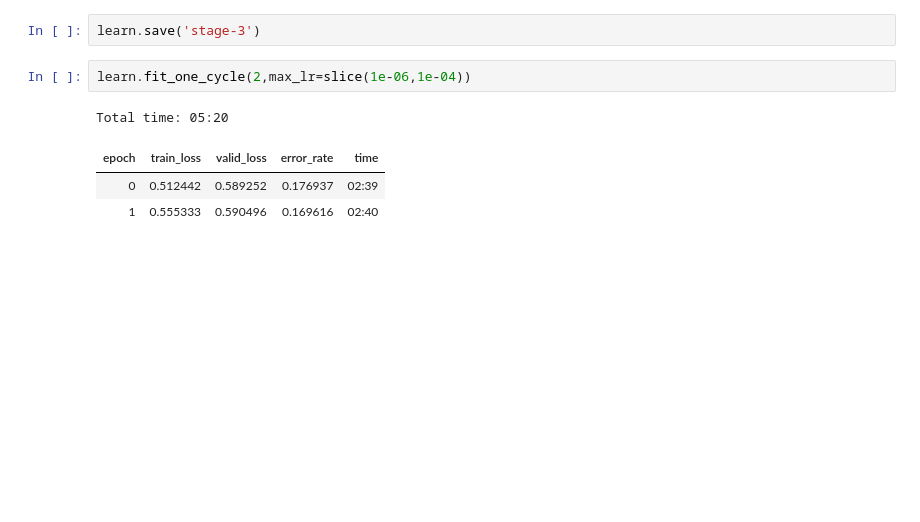
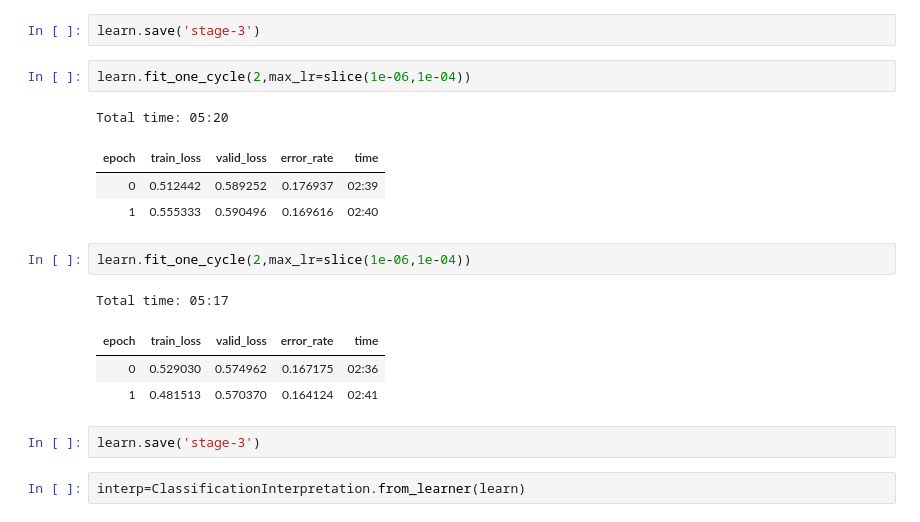
Before and after one commit to hamma95/fastai-course-v3, a Jupyter notebook: Homework/Lesson1_Homework.ipynb, the cells around one changed output. Saved outputs shown, nothing was run; the diff lists cells and outputs as text; blank space fills up the shorter version.

```diff
--- a/Homework/Lesson1_Homework.ipynb
+++ b/Homework/Lesson1_Homework.ipynb
@@ -175,3 +175,14 @@ Total time: 05:20
 | epoch | train_loss | valid_loss | error_rate | time |
 | 0 | 0.512442 | 0.589252 | 0.176937 | 02:39 |
 | 1 | 0.555333 | 0.590496 | 0.169616 | 02:40 |
+# %%
+learn.fit_one_cycle(2,max_lr=slice(1e-06,1e-04))
+# %% [output]
+Total time: 05:17
+| epoch | train_loss | valid_loss | error_rate | time |
+| 0 | 0.529030 | 0.574962 | 0.167175 | 02:36 |
+| 1 | 0.481513 | 0.570370 | 0.164124 | 02:41 |
+# %%
+learn.save('stage-3')
+# %%
+interp=ClassificationInterpretation.from_learner(learn)
```
Also changed, not shown: parts of 2 cells of this notebook.
